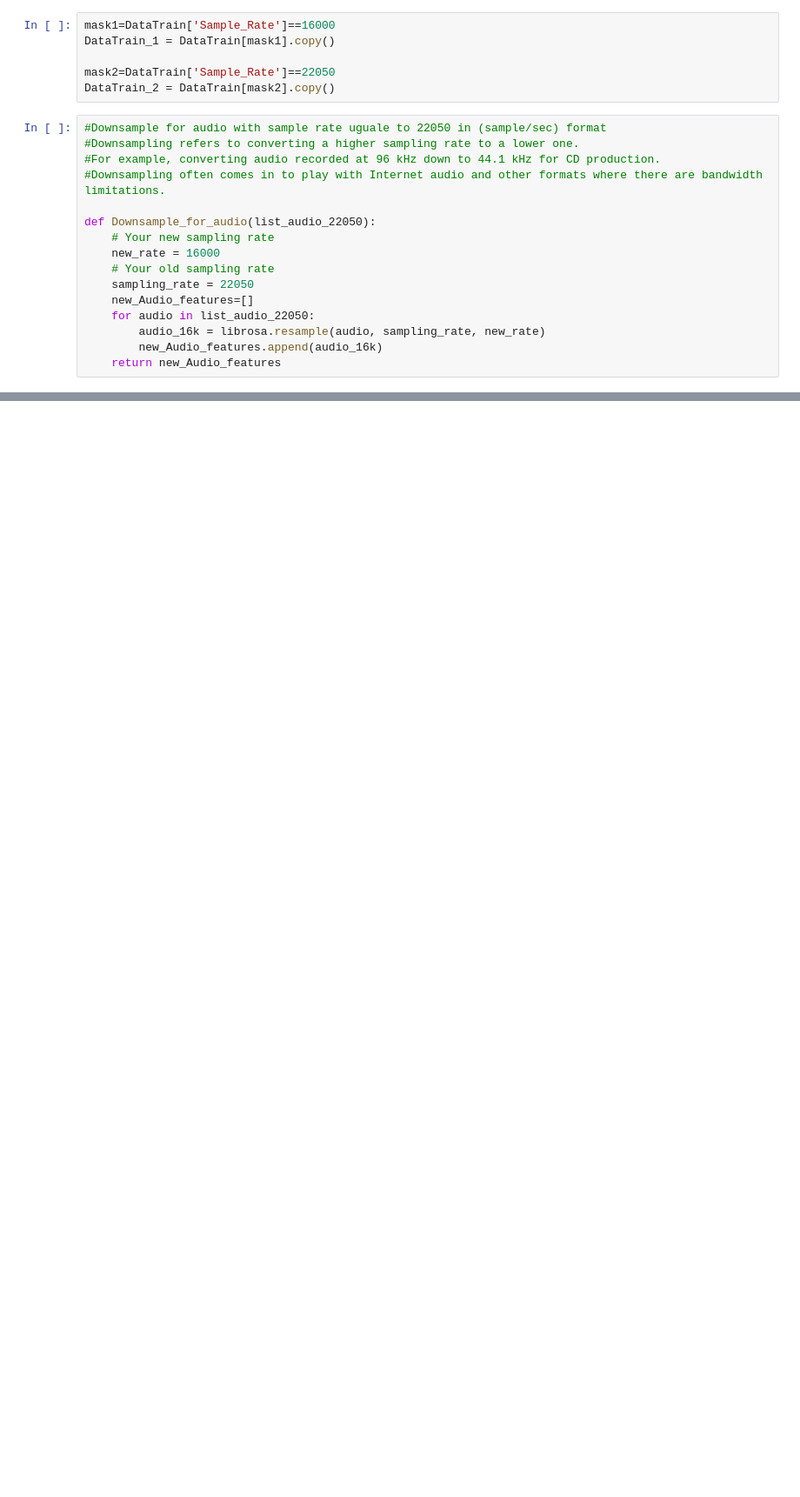
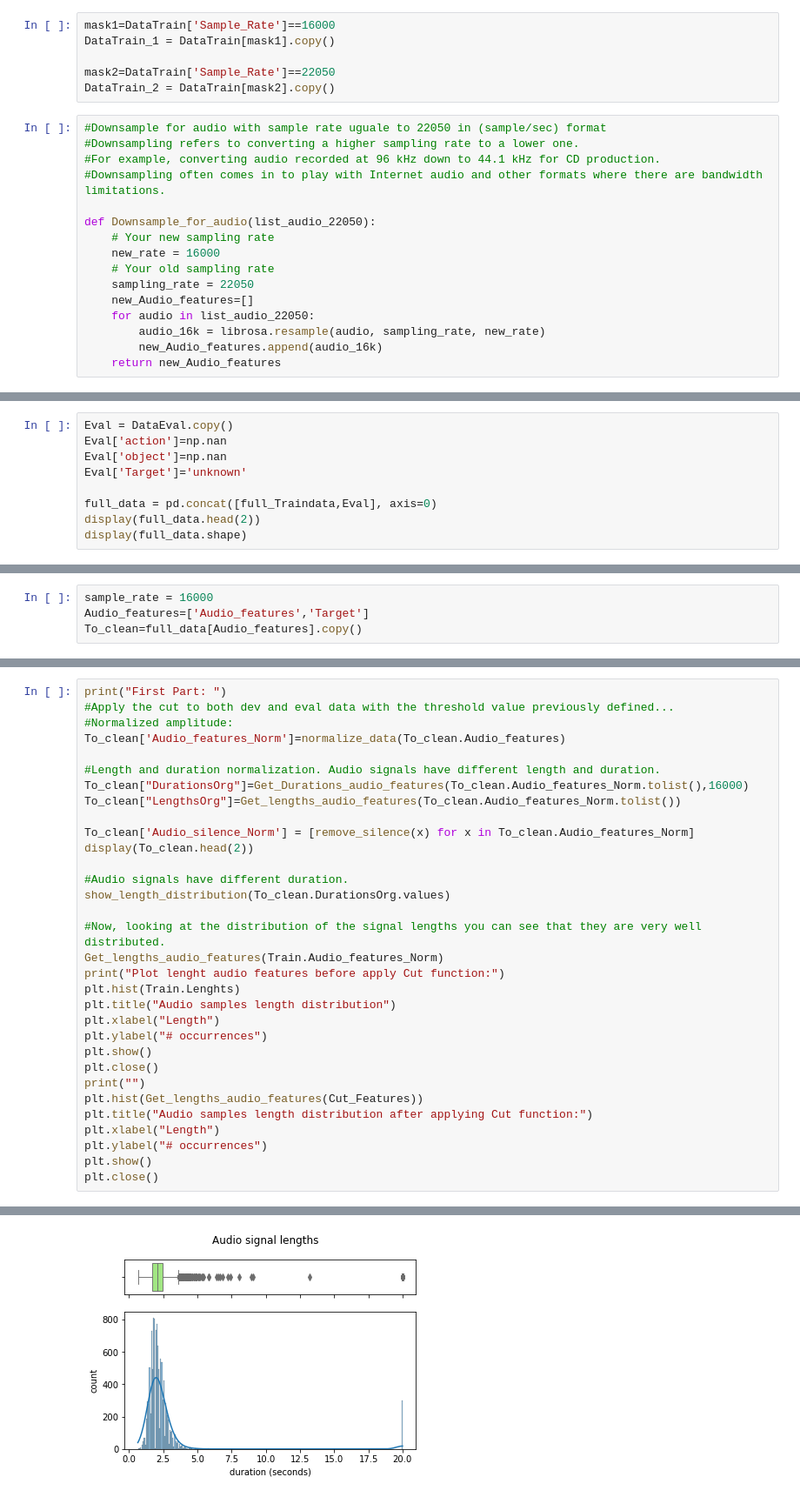
Before and after one commit to Manda404/Machine-Leaning, a Jupyter notebook: Speech-and-Language-Processing/Speech Emotion Recognition.ipynb, the cells around one changed output, grey strips where cells are left out. Shown at 87% size. Drawn from its saved outputs; the diff is of its cells as text; blank space fills up the shorter version.

```diff
--- a/Speech-and-Language-Processing/Speech Emotion Recognition.ipynb
+++ b/Speech-and-Language-Processing/Speech Emotion Recognition.ipynb
@@ -606,0 +259,9 @@ accuracy_score(When the model see new data):  0.3450025367833587
+# %%
+Eval = DataEval.copy()
+Eval['action']=np.nan
+Eval['object']=np.nan
+Eval['Target']='unknown'
+
+full_data = pd.concat([full_Traindata,Eval], axis=0)
+display(full_data.head(2))
+display(full_data.shape)
@@ -606,0 +276,4 @@ accuracy_score(When the model see new data):  0.3450025367833587
+# %%
+sample_rate = 16000
+Audio_features=['Audio_features','Target']
+To_clean=full_data[Audio_features].copy()
@@ -606,0 +335,33 @@ accuracy_score(When the model see new data):  0.3450025367833587
+# %%
+print("First Part: ")
+#Apply the cut to both dev and eval data with the threshold value previously defined...
+#Normalized amplitude:
+To_clean['Audio_features_Norm']=normalize_data(To_clean.Audio_features)
+
+#Length and duration normalization. Audio signals have different length and duration.
+To_clean["DurationsOrg"]=Get_Durations_audio_features(To_clean.Audio_features_Norm.tolist(),16000)
+To_clean["LengthsOrg"]=Get_lengths_audio_features(To_clean.Audio_features_Norm.tolist())
+
+To_clean['Audio_silence_Norm'] = [remove_silence(x) for x in To_clean.Audio_features_Norm]
+display(To_clean.head(2))
+
+#Audio signals have different duration.
+show_length_distribution(To_clean.DurationsOrg.values)
+
+#Now, looking at the distribution of the signal lengths you can see that they are very well distributed.
+Get_lengths_audio_features(Train.Audio_features_Norm)
+print("Plot lenght audio features before apply Cut function:")
+plt.hist(Train.Lenghts)
+plt.title("Audio samples length distribution")
+plt.xlabel("Length")
+plt.ylabel("# occurrences")
+plt.show()
+plt.close()
+print("")
+plt.hist(Get_lengths_audio_features(Cut_Features))
+plt.title("Audio samples length distribution after applying Cut function:")
+plt.xlabel("Length")
+plt.ylabel("# occurrences")
+plt.show()
+plt.close()
+# %% [output]
@@ -606,0 +372 @@ accuracy_score(When the model see new data):  0.3450025367833587
+[figure, added]
```
Also changed, not shown: parts of 59 cells of this notebook.
